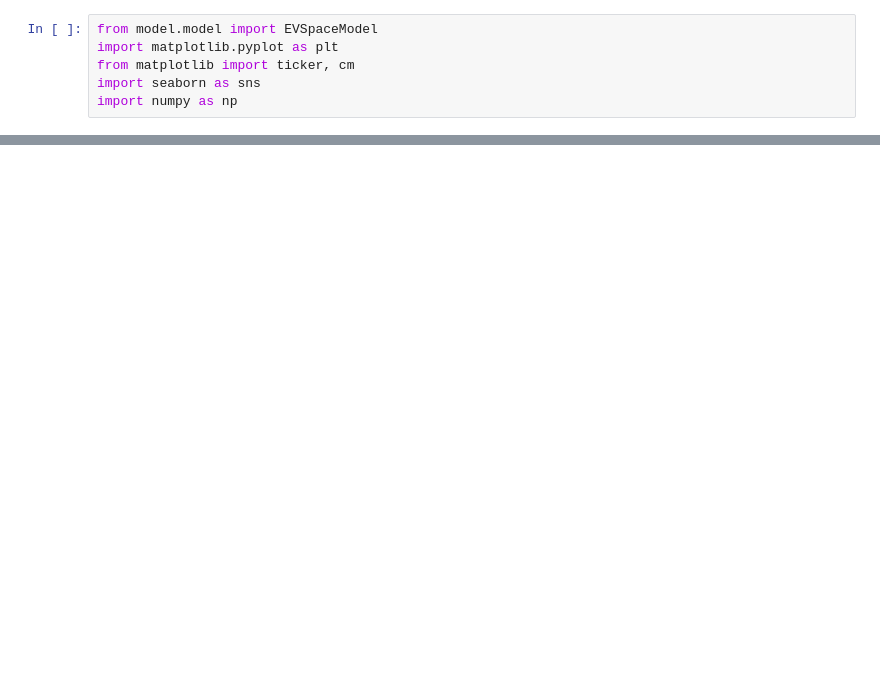
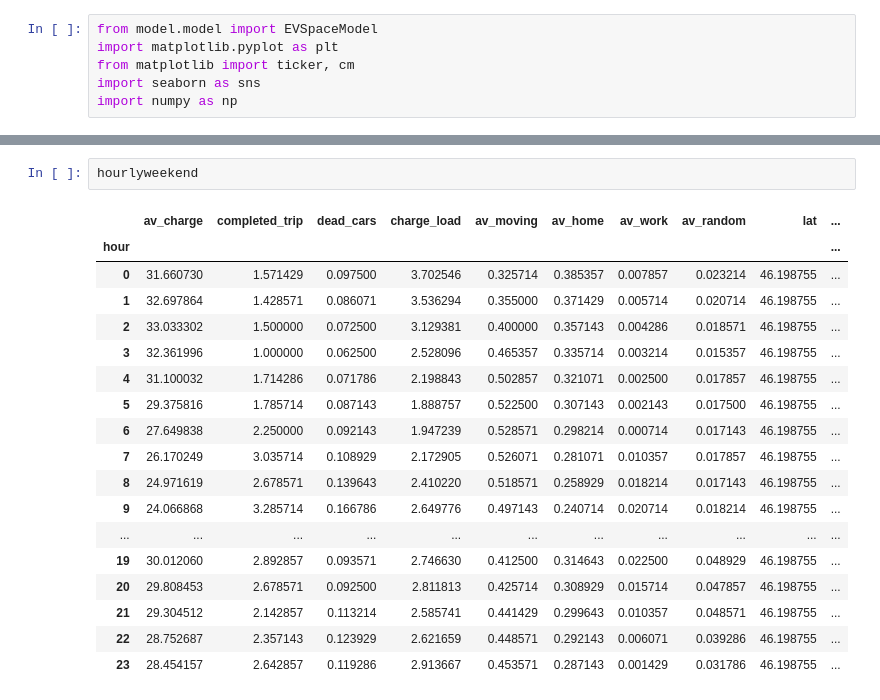
Before and after one commit to sm634/EVlution, a Jupyter notebook: EVs/local_run_nb.ipynb, the cells around one changed output, grey strips where cells are left out. Drawn from its saved outputs; the diff is of its cells as text; blank space fills up the shorter version.

```diff
--- a/EVs/local_run_nb.ipynb
+++ b/EVs/local_run_nb.ipynb
@@ -55,0 +60,21 @@ hourlyweekend['charge_load'].plot(ax=ax[2])
+# %%
+hourlyweekend
+# %% [output]
+|  | av_charge | completed_trip | dead_cars | charge_load | av_moving | av_home | av_work | av_random | lat | ... |
+| hour |  |  |  |  |  |  |  |  |  | ... |
+| 0 | 31.660730 | 1.571429 | 0.097500 | 3.702546 | 0.325714 | 0.385357 | 0.007857 | 0.023214 | 46.198755 | ... |
+| 1 | 32.697864 | 1.428571 | 0.086071 | 3.536294 | 0.355000 | 0.371429 | 0.005714 | 0.020714 | 46.198755 | ... |
+| 2 | 33.033302 | 1.500000 | 0.072500 | 3.129381 | 0.400000 | 0.357143 | 0.004286 | 0.018571 | 46.198755 | ... |
+| 3 | 32.361996 | 1.000000 | 0.062500 | 2.528096 | 0.465357 | 0.335714 | 0.003214 | 0.015357 | 46.198755 | ... |
+| 4 | 31.100032 | 1.714286 | 0.071786 | 2.198843 | 0.502857 | 0.321071 | 0.002500 | 0.017857 | 46.198755 | ... |
+| 5 | 29.375816 | 1.785714 | 0.087143 | 1.888757 | 0.522500 | 0.307143 | 0.002143 | 0.017500 | 46.198755 | ... |
+| 6 | 27.649838 | 2.250000 | 0.092143 | 1.947239 | 0.528571 | 0.298214 | 0.000714 | 0.017143 | 46.198755 | ... |
+| 7 | 26.170249 | 3.035714 | 0.108929 | 2.172905 | 0.526071 | 0.281071 | 0.010357 | 0.017857 | 46.198755 | ... |
+| 8 | 24.971619 | 2.678571 | 0.139643 | 2.410220 | 0.518571 | 0.258929 | 0.018214 | 0.017143 | 46.198755 | ... |
+| 9 | 24.066868 | 3.285714 | 0.166786 | 2.649776 | 0.497143 | 0.240714 | 0.020714 | 0.018214 | 46.198755 | ... |
+| ... | ... | ... | ... | ... | ... | ... | ... | ... | ... | ... |
+| 19 | 30.012060 | 2.892857 | 0.093571 | 2.746630 | 0.412500 | 0.314643 | 0.022500 | 0.048929 | 46.198755 | ... |
+| 20 | 29.808453 | 2.678571 | 0.092500 | 2.811813 | 0.425714 | 0.308929 | 0.015714 | 0.047857 | 46.198755 | ... |
+| 21 | 29.304512 | 2.142857 | 0.113214 | 2.585741 | 0.441429 | 0.299643 | 0.010357 | 0.048571 | 46.198755 | ... |
+| 22 | 28.752687 | 2.357143 | 0.123929 | 2.621659 | 0.448571 | 0.292143 | 0.006071 | 0.039286 | 46.198755 | ... |
+| 23 | 28.454157 | 2.642857 | 0.119286 | 2.913667 | 0.453571 | 0.287143 | 0.001429 | 0.031786 | 46.198755 | ... |
```
Also changed, not shown: parts of 5 cells of this notebook, 8 other files.
